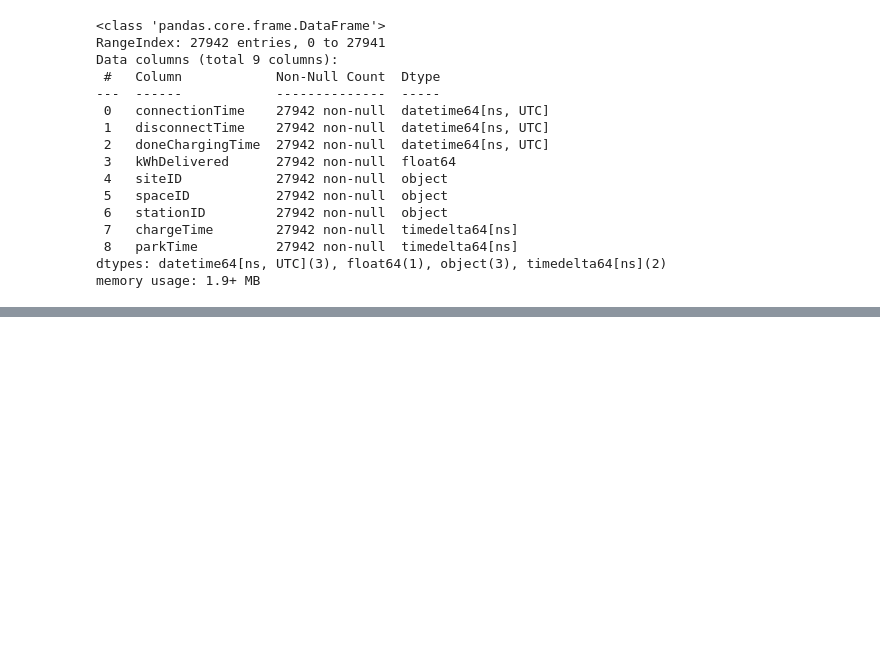
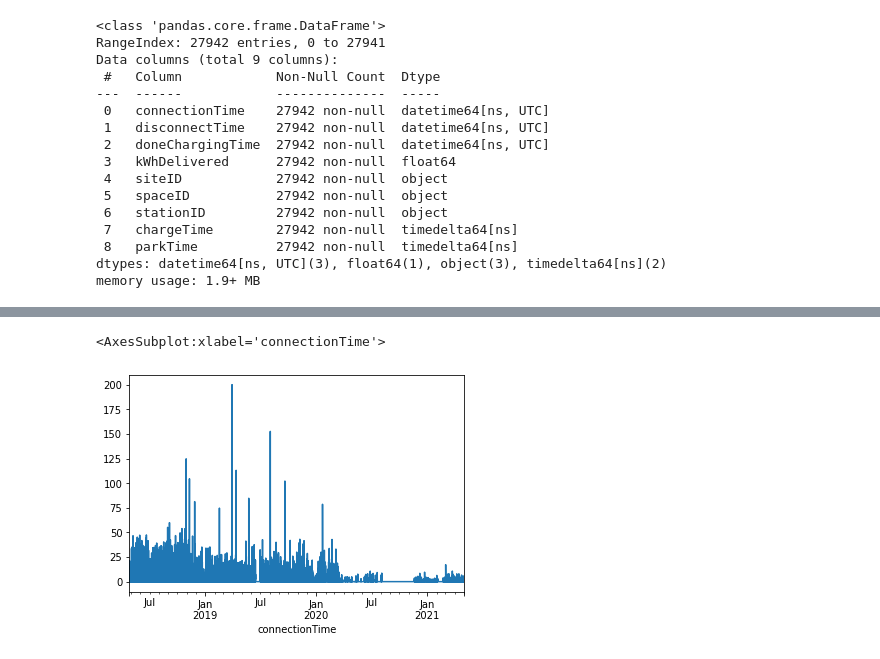
Before and after one commit to Hadi2525/CCAI2022_Transportation, a Jupyter notebook: acn_eda.ipynb, the cells around one changed output, grey strips where cells are left out. Cells and saved outputs as stored; diff of their text form; code cells hidden in the pictures; blank space fills up the shorter version.

```diff
--- a/acn_eda.ipynb
+++ b/acn_eda.ipynb
@@ -61,0 +71,5 @@ ev_df.tail()
+# %%
+ev_df_quarterly.chargeTime.plot()
+# %% [output]
+<AxesSubplot:xlabel='connectionTime'>
+[figure, added]
```
Also changed, not shown: parts of 6 cells of this notebook.
